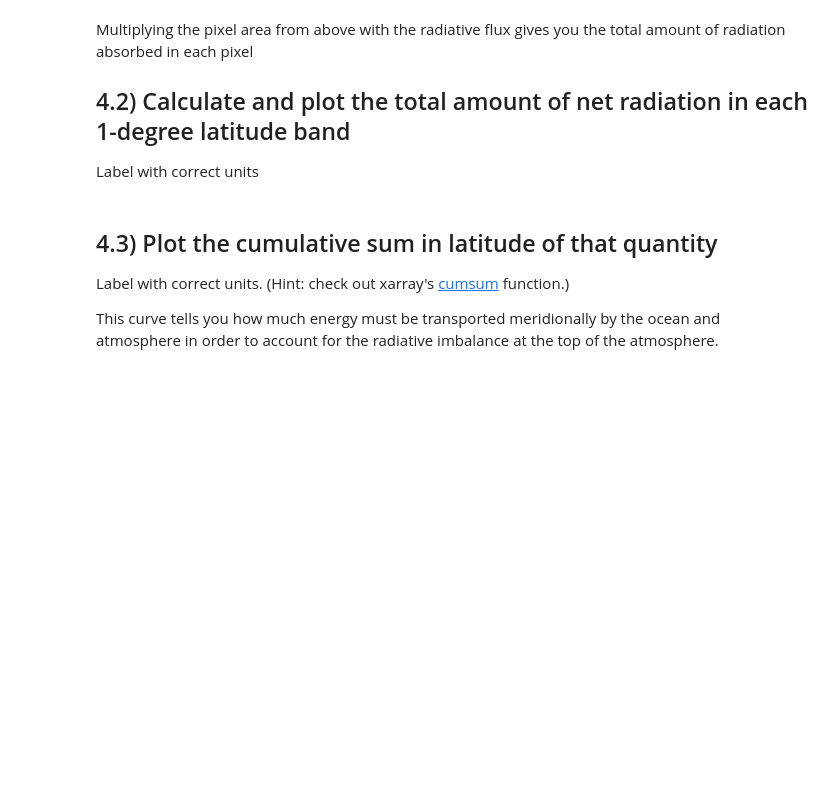
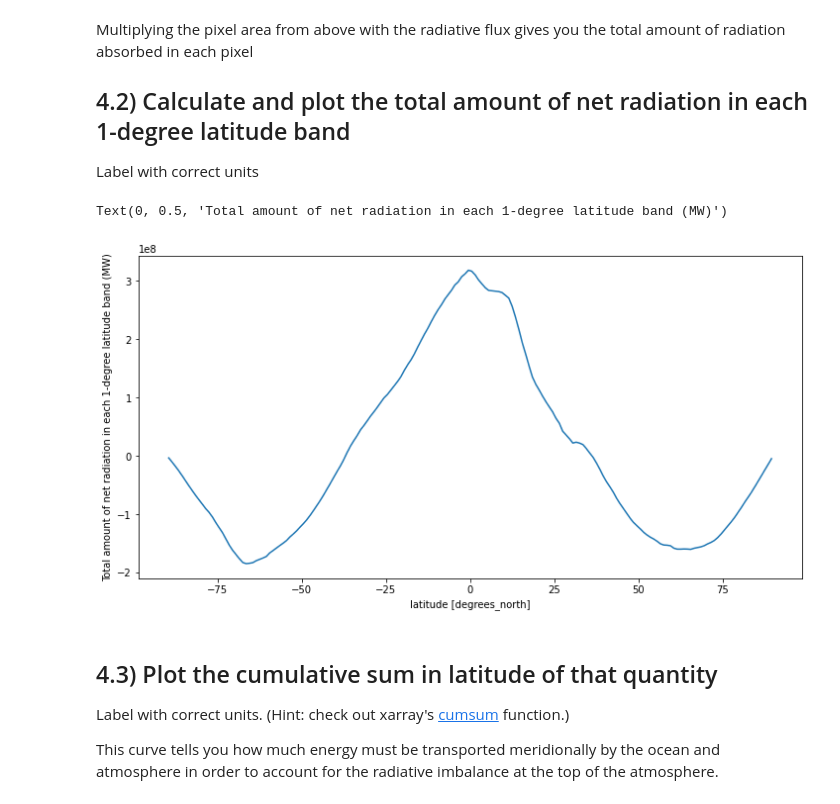
Before and after one commit to ecieks/ce203n, a Jupyter notebook: Problem_Set_1_TOA_Fluxes_Enci_Han.ipynb, the cells around one changed output. Drawn from its saved outputs; the diff is of its cells as text; code cells hidden in the pictures; blank space fills up the shorter version.

```diff
--- a/Problem_Set_1_TOA_Fluxes_Enci_Han.ipynb
+++ b/Problem_Set_1_TOA_Fluxes_Enci_Han.ipynb
@@ -226,0 +204,13 @@ ValueError: ignored
+# %%
+r2 = 40589641
+dlat = (ds.lat[1] - ds.lat[0])*np.pi/180
+dlon = (ds.lon[1] - ds.lon[0])*np.pi/180
+
+lat = ds.lat
+lon = ds.lon
+
+pixelA = np.zeros((len(lat),len(lon)))
+for i,j in enumerate(lat):
+  pixelA[i,:] = r2*np.cos(j*np.pi/180)*dlat*dlon
+
+np.sum(pixelA)
@@ -230,6 +222,14 @@ Multiplying the pixel area from above with the radiative flux gives you the tota
 ## 4.2) Calculate and plot the total amount of net radiation in each 1-degree latitude band
 
 Label with correct units
+# %%
+tot_net_area = time_mean.toa_net_all_mon * pixelA
+tot_net_lat = tot_net_area.sum(dim='lon')
+tot_net_lat.plot()
+plt.ylabel('Total amount of net radiation in each 1-degree latitude band (MW)')
+# %% [output]
+Text(0, 0.5, 'Total amount of net radiation in each 1-degree latitude band (MW)')
+[figure, added]
 # %% [markdown]
 ## 4.3) Plot the cumulative sum in latitude of that quantity
 
```
Also changed, not shown: parts of 16 cells of this notebook.
